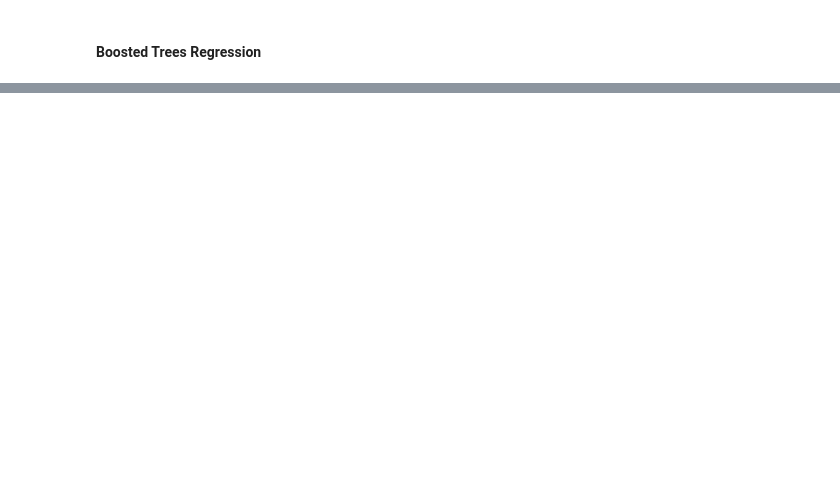
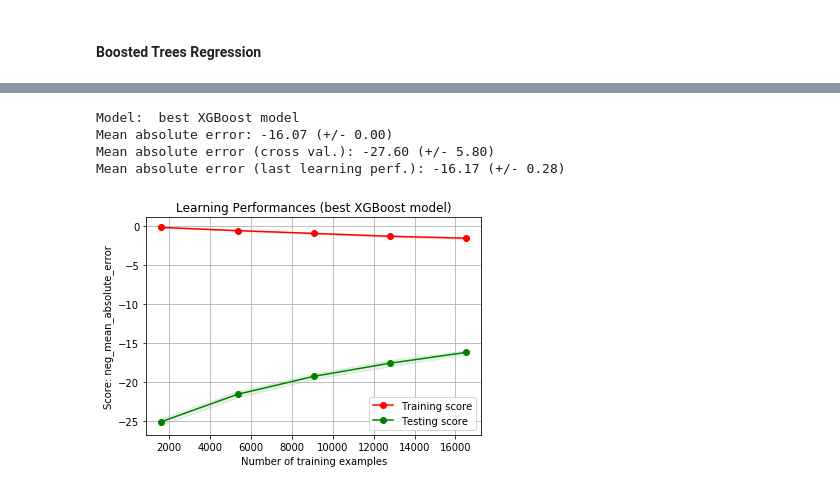
Before and after one commit to mariuszrokita/aircraft-engine-predictive-maintenance, a Jupyter notebook: notebooks/ModelTraining.ipynb, the cells around one changed output, grey strips where cells are left out. Saved outputs shown, nothing was run; the diff lists cells and outputs as text; code cells hidden in the pictures; blank space fills up the shorter version.

```diff
--- a/notebooks/ModelTraining.ipynb
+++ b/notebooks/ModelTraining.ipynb
@@ -224,12 +335,2 @@ Mean absolute error (last learning perf.): -19.51 (+/- 0.32)
 # %% [markdown]
 #### Boosted Trees Regression
-# %%
-models = [
-    ('XGB, trees=8',  XGBRegressor(n_estimators = 8, max_depth = 4, random_state=2017)),
-    ('XGB, trees=32', XGBRegressor(n_estimators = 32, max_depth = 4, random_state=2017)),
-    ('XGB, trees=8',  XGBRegressor(n_estimators = 8, max_depth = 8, random_state=2017)),
-    ('XGB, trees=32', XGBRegressor(n_estimators = 32, max_depth = 8, random_state=2017)),
-    ('XGB, trees=100',  XGBRegressor(n_estimators = 100, max_depth = 10, random_state=2017))
-]
-
-train_predict_learning_curve(models, X, y)
@@ -262,3 +425,14 @@ Mean absolute error (last learning perf.): -17.02 (+/- 0.26)
+# %%
+models = [
+    ('best XGBoost model', best_model)
+]
+train_predict_learning_curve(models, X, y, cv=5)
+# %% [output]
+Model:  best XGBoost model
+Mean absolute error: -16.07 (+/- 0.00)
+Mean absolute error (cross val.): -27.60 (+/- 5.80)
+Mean absolute error (last learning perf.): -16.17 (+/- 0.28)
+[figure, added]
 # %%
 # TODO:
 # * get more familiar with XGBoost and available hyperparameters
```
Also changed, not shown: parts of 12 cells of this notebook.
